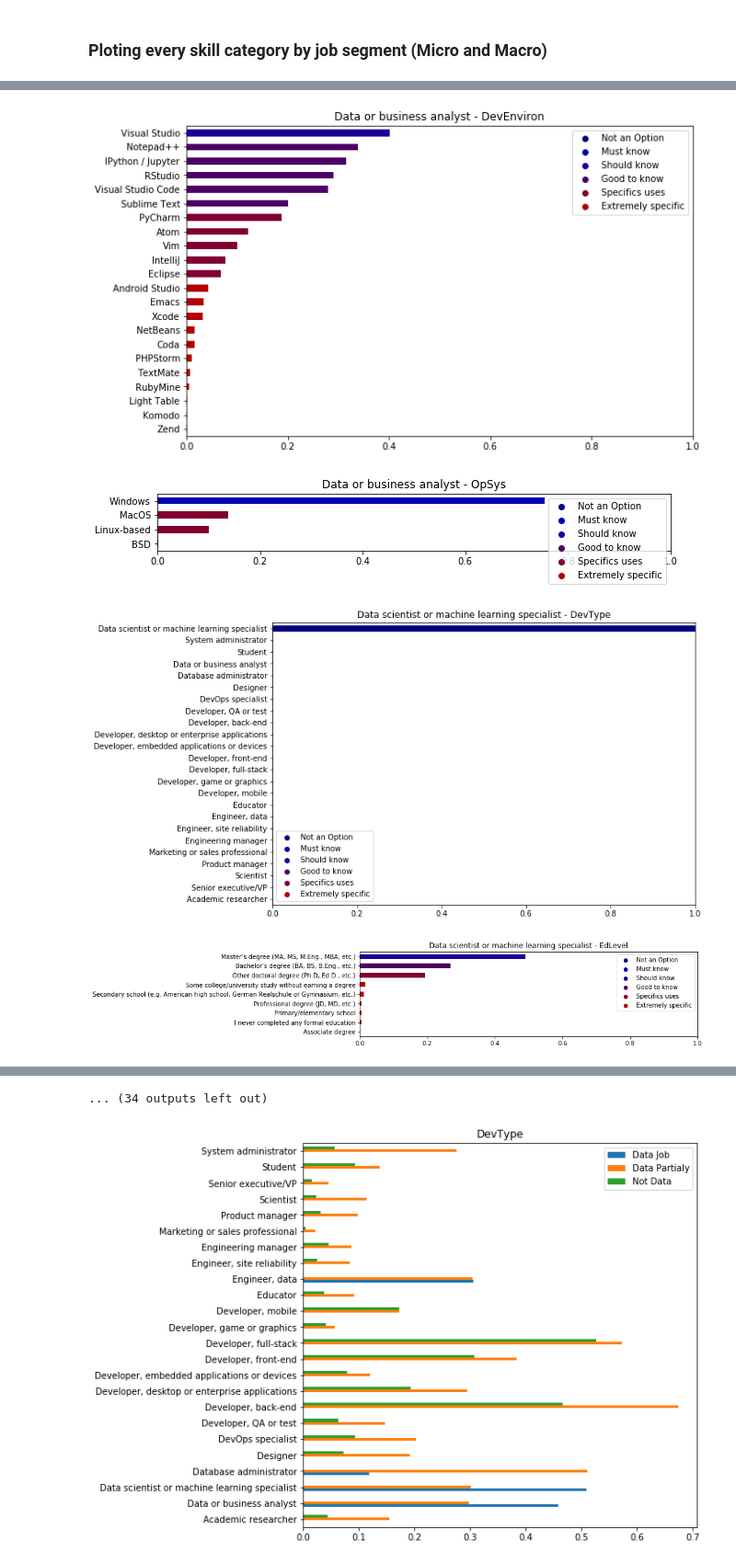
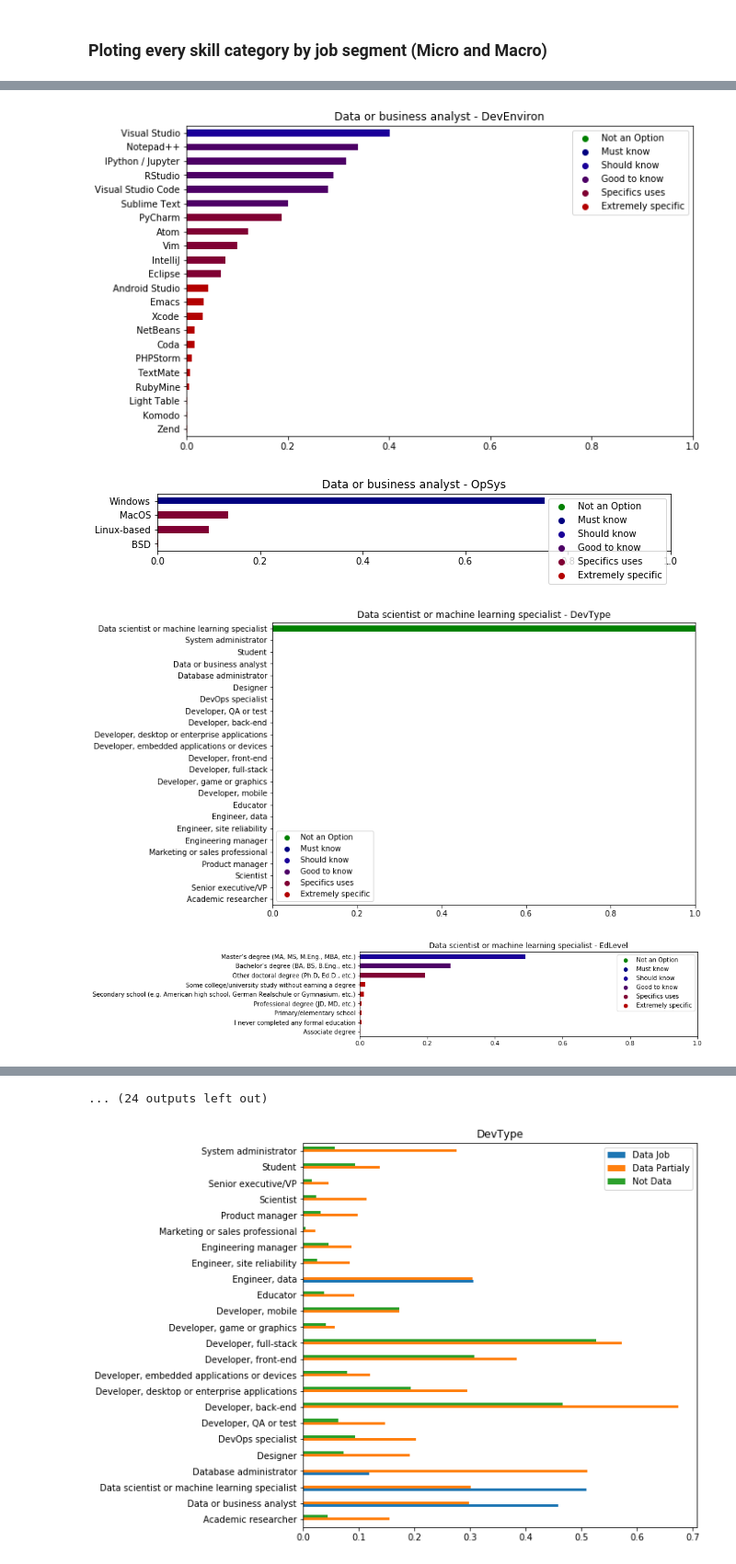
Before and after one commit to RenanVieiraDias/portfolio__data_science_articles, a Jupyter notebook: datasciencemedium.ipynb, the cells around one changed output, grey strips where cells are left out. Shown at 92% size. Drawn from its saved outputs; the diff is of its cells as text; code cells hidden in the pictures.

```diff
--- a/datasciencemedium.ipynb
+++ b/datasciencemedium.ipynb
@@ -112,7 +112,7 @@ def colourMap(proportion):
     elif proportion < 0.60:
         return (0.1, 0.0, 0.6, 1)
     elif proportion < 0.80:
-        return (0.0, 0.0, 0.7, 1)
+        return (0.0, 0.0, 0.5, 1)
     else:
-        return (0.0, 0.0, 0.5, 1)
+        return (0.0, 0.5, 0.0, 1)
     return 'error'
@@ -220,7 +225,7 @@ Name: datajobsCategoryMicro, dtype: int64
 ### Ploting every skill category by job segment (Micro and Macro)
 # %%
 # Micro Segment Plot
-for eachOutput in dataJobsOutputs:
+for eachOutput in devtype_interest:
     groupedResults = df[df['datajobsCategoryMicro']==eachOutput].groupby(['datajobsCategoryMicro']).mean()
     for skill in columnsOptions:
             groupedSkill = groupedResults.reset_index()[columnsOptions[skill]].transpose().sort_values(0,ascending=True)
@@ -251,4 +256,4 @@ for eachOutput in dataJobsOutputs:
-[figure, old version]
+[figure, new version]
-[figure, old version]
+[figure, new version]
-[figure, old version]
+[figure, new version]
 [figure]
@@ -256,4 +261,4 @@ for eachOutput in dataJobsOutputs:
-... (34 outputs left out)
+... (24 outputs left out)
 # %%
 # MACRO SEGMENT PLOT
 groupedResults = df.groupby(['datajobsCategoryMacro']).mean()
```
Also changed, not shown: parts of 23 cells of this notebook.
